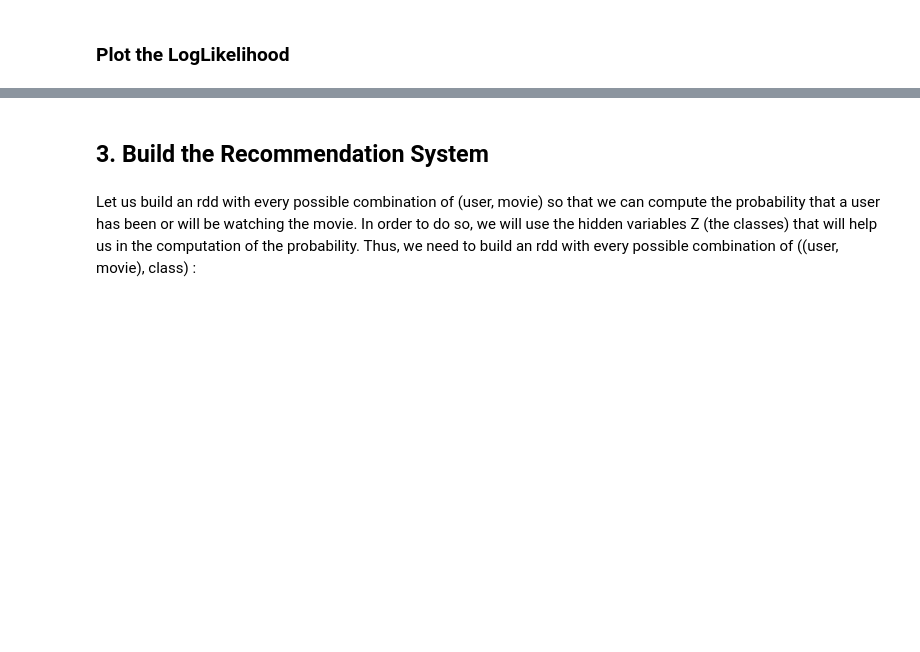
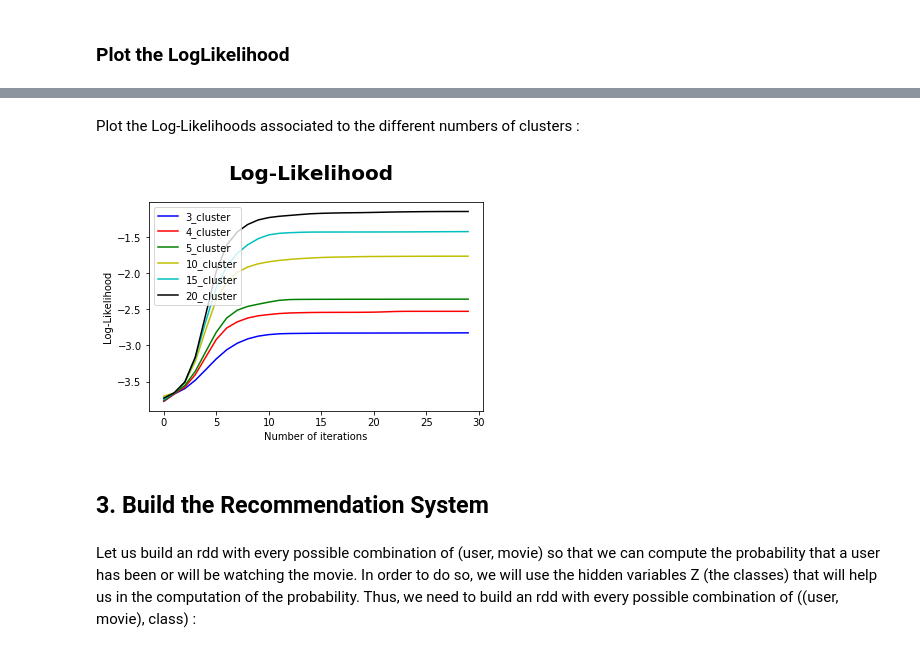
Before and after one commit to gaelleguillou/recommender_system_plsi, a Jupyter notebook: PLSI Algorithm.ipynb, the cells around one changed output, grey strips where cells are left out. Drawn from its saved outputs; the diff is of its cells as text; code cells hidden in the pictures; blank space fills up the shorter version.

```diff
--- a/PLSI Algorithm.ipynb
+++ b/PLSI Algorithm.ipynb
@@ -360,3 +1000,23 @@ plt.show()
+# %% [markdown]
+Plot the Log-Likelihoods associated to the different numbers of clusters :
+# %%
+fig = plt.figure()
+fig.suptitle('Log-Likelihood', fontsize=20, fontweight='bold')
+ax = fig.add_subplot(111)
+fig.subplots_adjust(top=0.85)
+ax.set_xlabel('Number of iterations')
+ax.set_ylabel('Log-Likelihood')
+three_clusters, = ax.plot(LogLik_3, 'b')
+four_clusters, = ax.plot(LogLik_4, 'r')
+five_clusters, = ax.plot(LogLik_5, 'g')
+ten_clusters, = ax.plot(LogLik_10, 'y')
+fifteen_clusters, = ax.plot(LogLik_15, 'c')
+twenty_clusters, = ax.plot(LogLik_20, 'k')
+ax.legend([three_clusters,four_clusters,five_clusters,ten_clusters, fifteen_clusters, twenty_clusters], ['3_cluster','4_cluster','5_cluster','10_cluster','15_cluster','20_cluster'])
+plt.savefig('nb_cluster_comparison.png')
+plt.show()
+# %% [output]
+[figure, added]
 # %% [markdown]
 ## 3. Build the Recommendation System
 # %%
```
Also changed, not shown: parts of 21 cells of this notebook.
